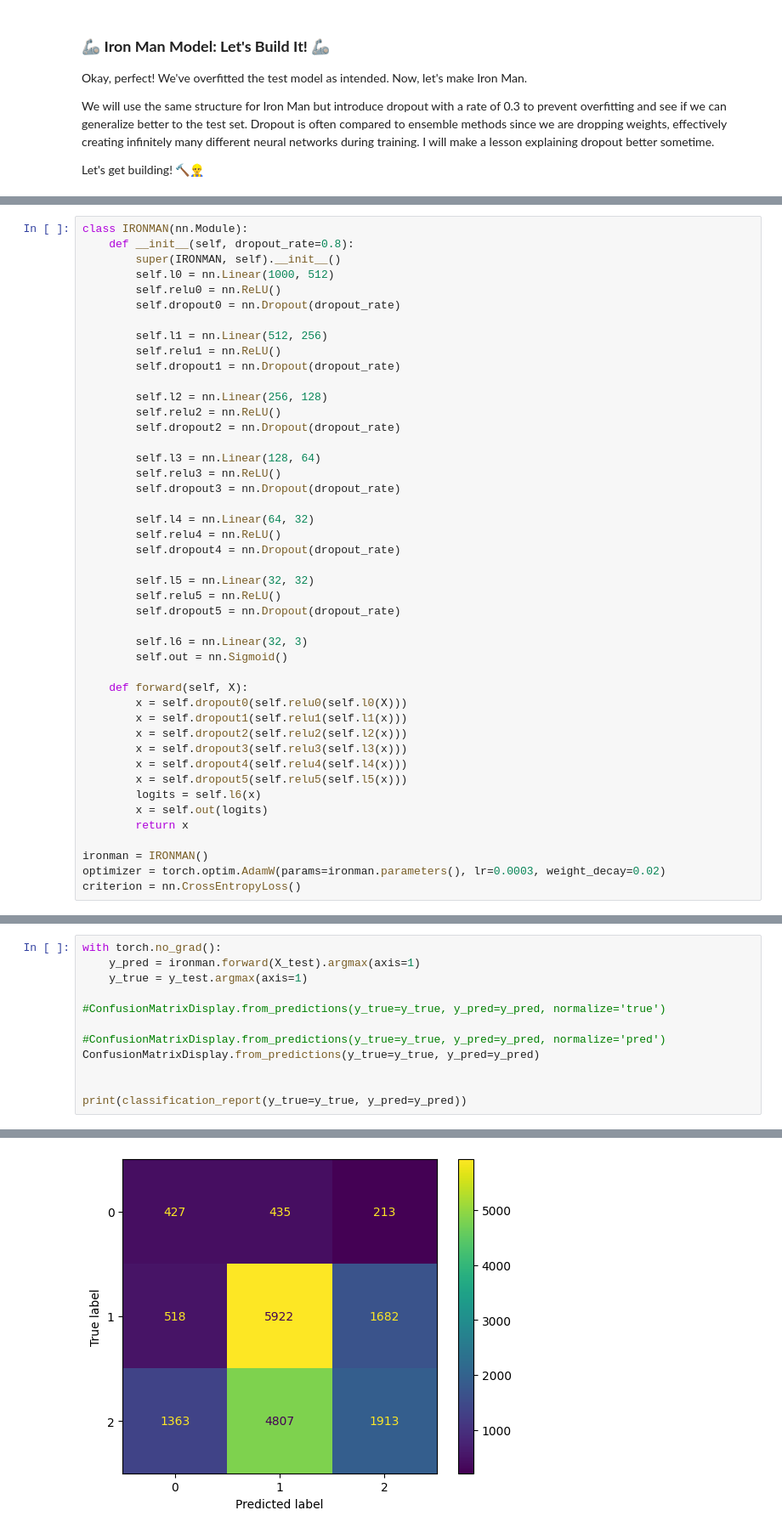
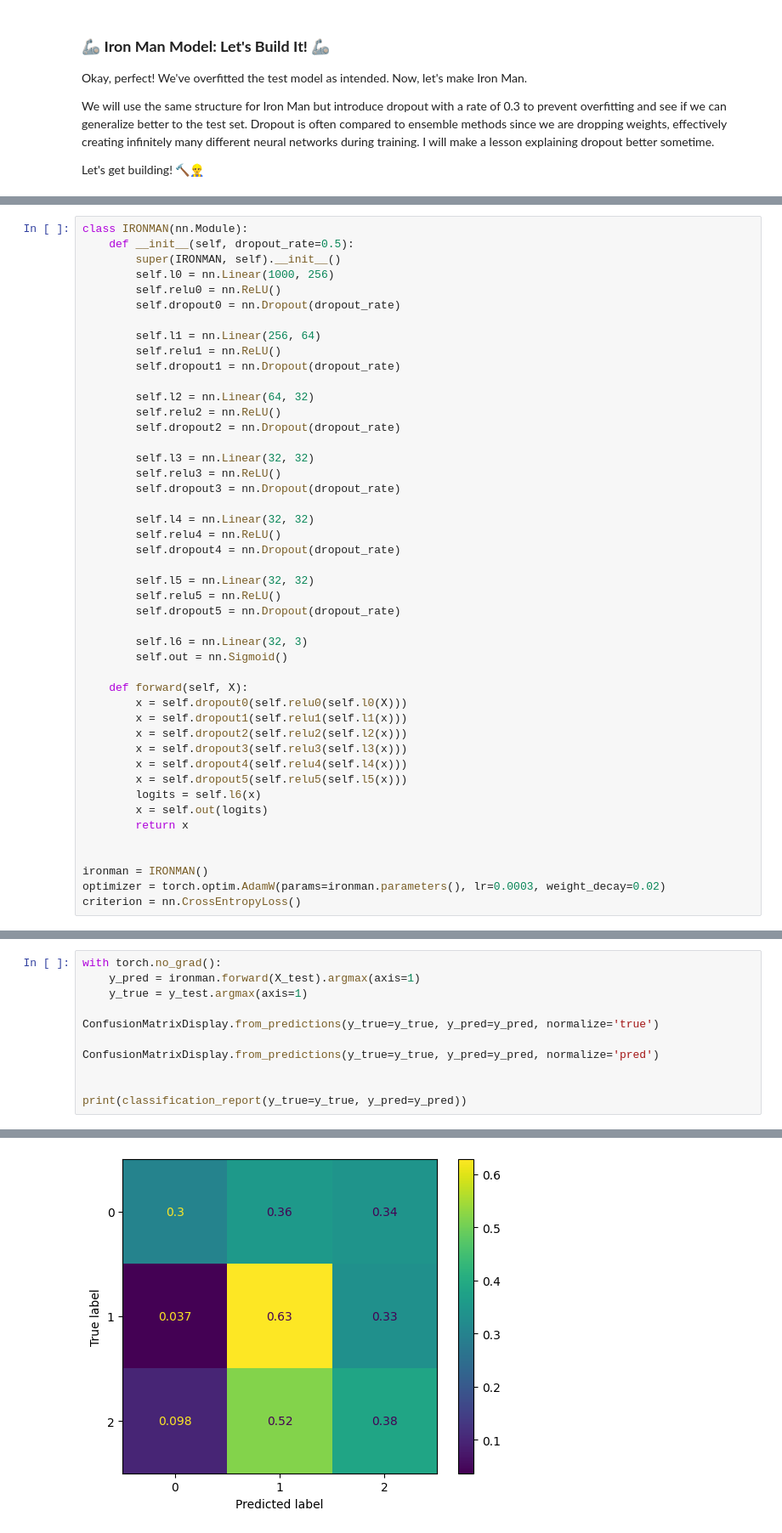
Before and after one commit to KubaJerz/learn-ml, a Jupyter notebook: tinkerLab/03lesson_many_men_vs_ironman.ipynb, the cells around one changed output, grey strips where cells are left out. Shown at 85% size. Saved outputs shown, nothing was run; the diff lists cells and outputs as text.

```diff
--- a/tinkerLab/03lesson_many_men_vs_ironman.ipynb
+++ b/tinkerLab/03lesson_many_men_vs_ironman.ipynb
@@ -245,24 +252,24 @@ Let's get building! 🔨👷‍♂️
 # %%
 class IRONMAN(nn.Module):
-    def __init__(self, dropout_rate=0.8):
+    def __init__(self, dropout_rate=0.5):
         super(IRONMAN, self).__init__()
-        self.l0 = nn.Linear(1000, 512)
+        self.l0 = nn.Linear(1000, 256)
         self.relu0 = nn.ReLU()
         self.dropout0 = nn.Dropout(dropout_rate)
 
-        self.l1 = nn.Linear(512, 256)
+        self.l1 = nn.Linear(256, 64)
         self.relu1 = nn.ReLU()
         self.dropout1 = nn.Dropout(dropout_rate)
 
-        self.l2 = nn.Linear(256, 128)
+        self.l2 = nn.Linear(64, 32)
         self.relu2 = nn.ReLU()
         self.dropout2 = nn.Dropout(dropout_rate)
 
-        self.l3 = nn.Linear(128, 64)
+        self.l3 = nn.Linear(32, 32)
         self.relu3 = nn.ReLU()
         self.dropout3 = nn.Dropout(dropout_rate)
 
-        self.l4 = nn.Linear(64, 32)
+        self.l4 = nn.Linear(32, 32)
         self.relu4 = nn.ReLU()
         self.dropout4 = nn.Dropout(dropout_rate)
 
@@ -284,6 +291,7 @@ class IRONMAN(nn.Module):
         x = self.out(logits)
         return x
 
+
 ironman = IRONMAN()
 optimizer = torch.optim.AdamW(params=ironman.parameters(), lr=0.0003, weight_decay=0.02)
 criterion = nn.CrossEntropyLoss()
@@ -325,10 +333,9 @@ with torch.no_grad():
     y_pred = ironman.forward(X_test).argmax(axis=1)
     y_true = y_test.argmax(axis=1)
 
-#ConfusionMatrixDisplay.from_predictions(y_true=y_true, y_pred=y_pred, normalize='true')
+ConfusionMatrixDisplay.from_predictions(y_true=y_true, y_pred=y_pred, normalize='true')
 
-#ConfusionMatrixDisplay.from_predictions(y_true=y_true, y_pred=y_pred, normalize='pred')
-ConfusionMatrixDisplay.from_predictions(y_true=y_true, y_pred=y_pred)
+ConfusionMatrixDisplay.from_predictions(y_true=y_true, y_pred=y_pred, normalize='pred')
 
 
 print(classification_report(y_true=y_true, y_pred=y_pred))
@@ -345 +352 @@ weighted avg       0.50      0.48      0.45     17280
-[figure, old version]
+[figure, new version]
```
Also changed, not shown: parts of 20 cells of this notebook.
